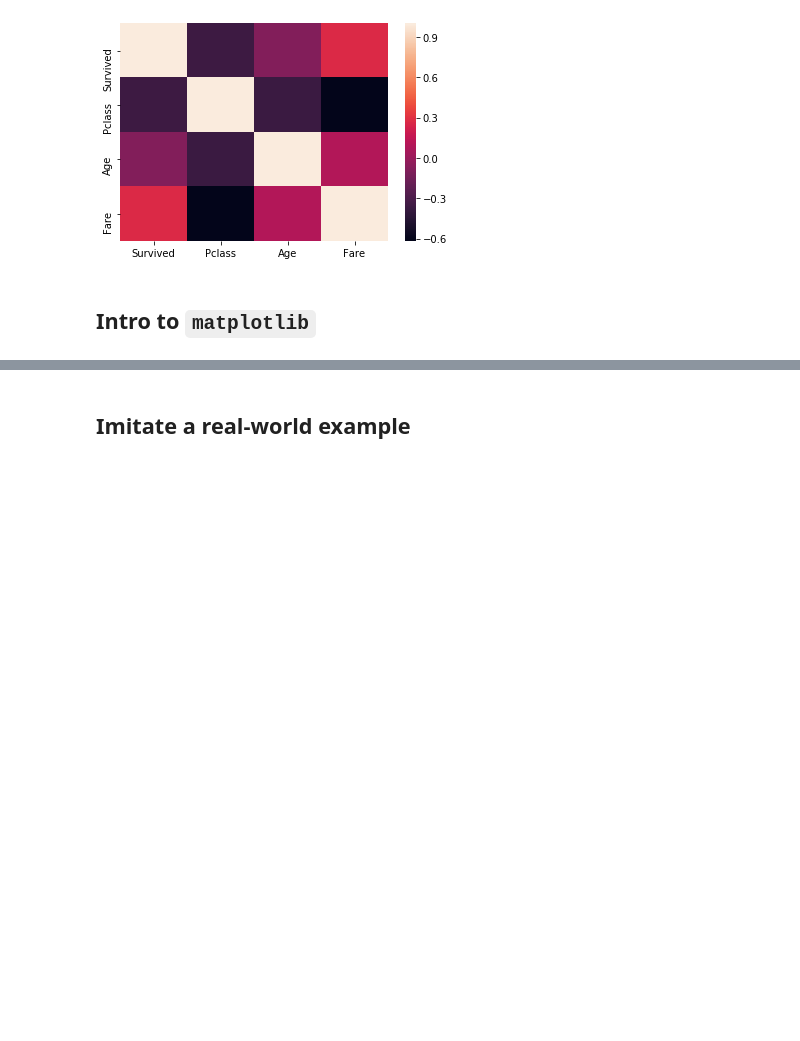
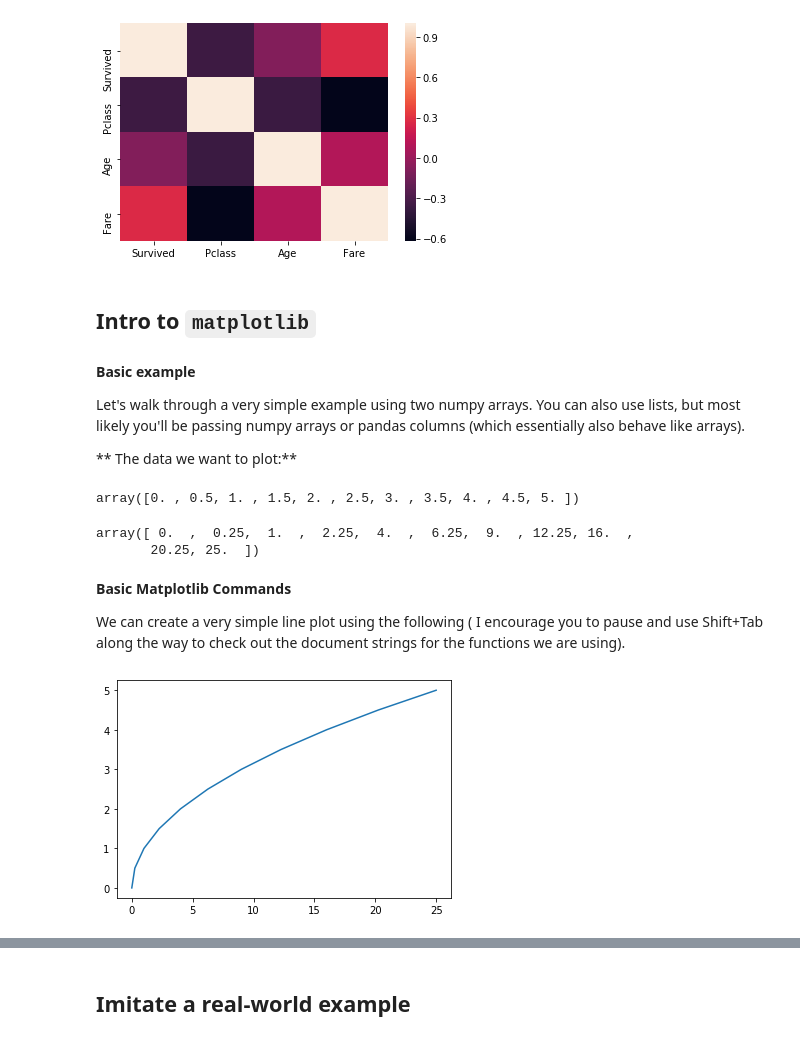
Before and after one commit to sugarfreecode/DS-Unit-1-Sprint-1-Data-Wrangling-and-Storytelling, a Jupyter notebook: module4-make-explanatory-visualizations/LS_DS_114_Make_Explanatory_Visualizations_Lecture_Solutions.ipynb, the cells around one changed output, grey strips where cells are left out. Drawn from its saved outputs; the diff is of its cells as text; code cells hidden in the pictures; blank space fills up the shorter version.

Commit message:
updated notebook with 538 example

```diff
--- a/module4-make-explanatory-visualizations/LS_DS_114_Make_Explanatory_Visualizations_Lecture_Solutions.ipynb
+++ b/module4-make-explanatory-visualizations/LS_DS_114_Make_Explanatory_Visualizations_Lecture_Solutions.ipynb
@@ -267,3 +277,31 @@ sns.heatmap(corr_matrix);
 [figure]
 # %% [markdown]
 ## Intro to `matplotlib`
+# %% [markdown]
+**Basic example**
+
+Let's walk through a very simple example using two numpy arrays. You can also use lists, but most likely you'll be passing numpy arrays or pandas columns (which essentially also behave like arrays).
+
+** The data we want to plot:**
+# %%
+import numpy as np
+x = np.linspace(0, 5, 11)
+y = x ** 2
+# %%
+x
+# %% [output]
+array([0. , 0.5, 1. , 1.5, 2. , 2.5, 3. , 3.5, 4. , 4.5, 5. ])
+# %%
+y
+# %% [output]
+array([ 0.  ,  0.25,  1.  ,  2.25,  4.  ,  6.25,  9.  , 12.25, 16.  ,
+       20.25, 25.  ])
+# %% [markdown]
+**Basic Matplotlib Commands**
+
+We can create a very simple line plot using the following ( I encourage you to pause and use Shift+Tab along the way to check out the document strings for the functions we are using).
+# %%
+# a very simple plot, to get started. Notice that NO PANDAS is required!
+plt.plot(y,x);
+# %% [output]
+[figure, added]
```
Also changed, not shown: parts of 72 cells of this notebook.
